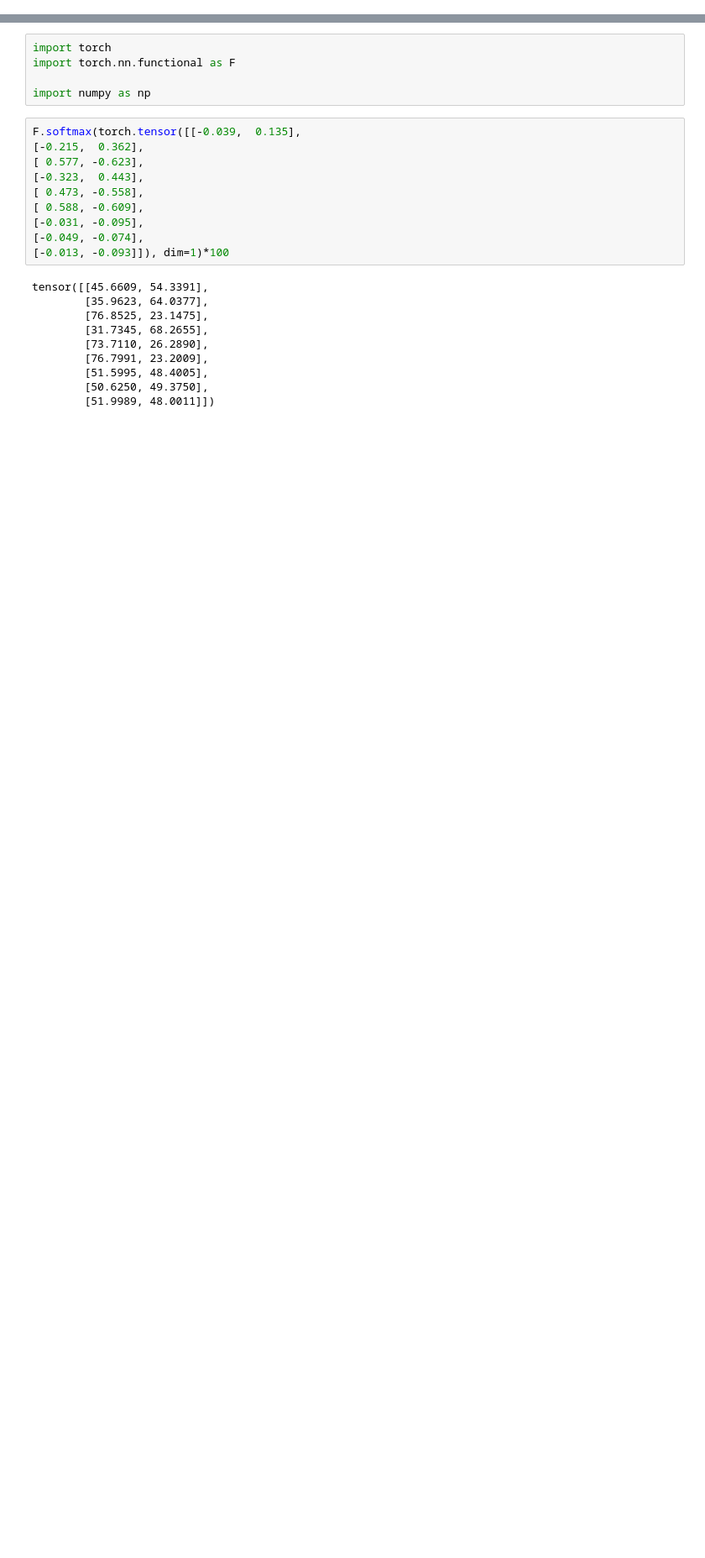
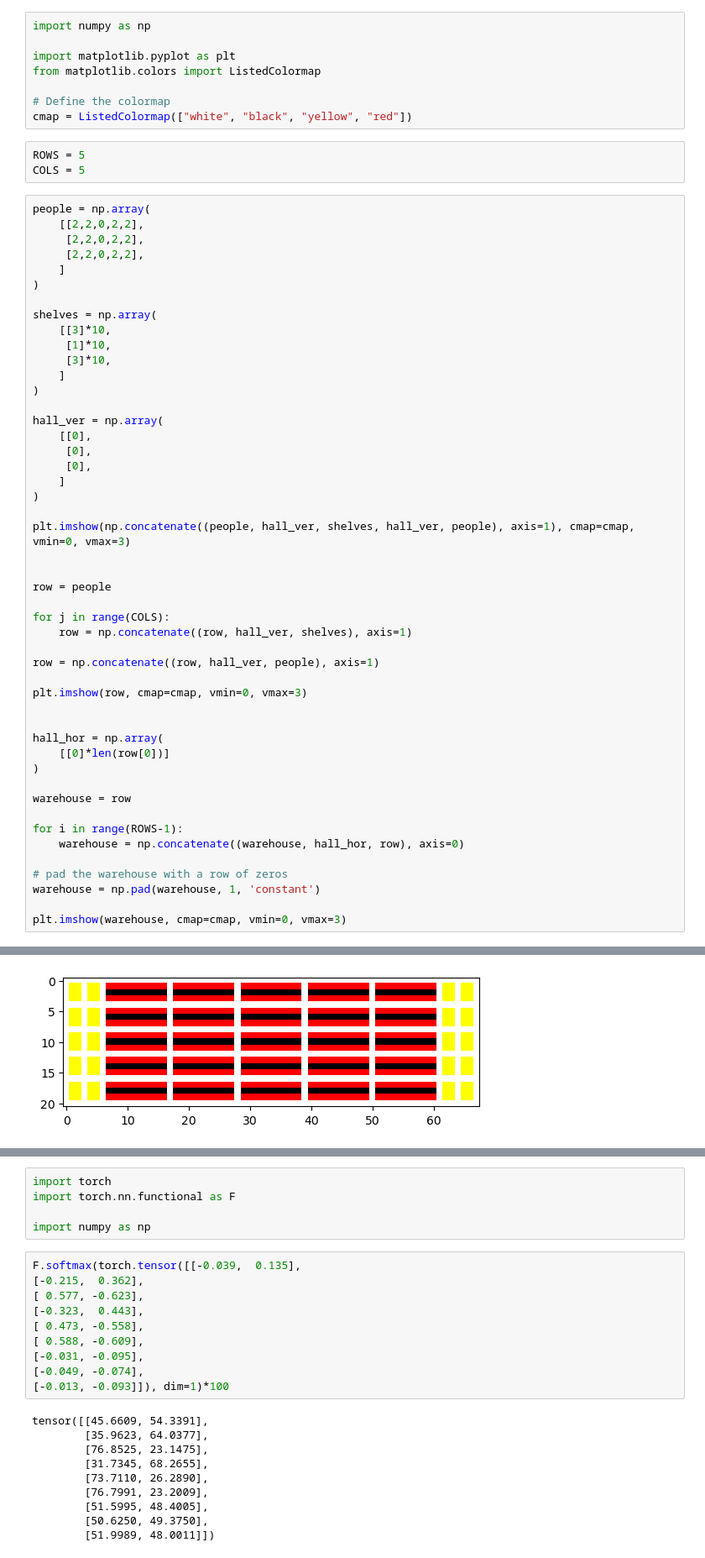
Before and after one commit to ervsam/congenial-lamp, a Jupyter notebook: DELETE.ipynb, the cells around one changed output, grey strips where cells are left out. Shown at 84% size. Drawn from its saved outputs; the diff is of its cells as text; blank space fills up the shorter version.

```diff
--- a/DELETE.ipynb
+++ b/DELETE.ipynb
@@ -0,0 +3,60 @@
+# %%
+import numpy as np
+
+import matplotlib.pyplot as plt
+from matplotlib.colors import ListedColormap
+
+# Define the colormap
+cmap = ListedColormap(["white", "black", "yellow", "red"])
+# %%
+ROWS = 5
+COLS = 5
+# %%
+people = np.array(
+    [[2,2,0,2,2],
+     [2,2,0,2,2],
+     [2,2,0,2,2],
+    ]
+)
+
+shelves = np.array(
+    [[3]*10,
+     [1]*10,
+     [3]*10,
+    ]
+)
+
+hall_ver = np.array(
+    [[0],
+     [0],
+     [0],
+    ]
+)
+
+plt.imshow(np.concatenate((people, hall_ver, shelves, hall_ver, people), axis=1), cmap=cmap, vmin=0, vmax=3)
+
+
+row = people
+
+for j in range(COLS):
+    row = np.concatenate((row, hall_ver, shelves), axis=1)
+
+row = np.concatenate((row, hall_ver, people), axis=1)
+
+plt.imshow(row, cmap=cmap, vmin=0, vmax=3)
+
+
+hall_hor = np.array(
+    [[0]*len(row[0])]
+)
+
+warehouse = row
+
+for i in range(ROWS-1):
+    warehouse = np.concatenate((warehouse, hall_hor, row), axis=0)
+
+# pad the warehouse with a row of zeros
+warehouse = np.pad(warehouse, 1, 'constant')
+
+plt.imshow(warehouse, cmap=cmap, vmin=0, vmax=3)
+# %% [output]
@@ -0,0 +64 @@
+[figure, added]
```
Also changed, not shown: parts of 3 cells of this notebook, 5 other files.
